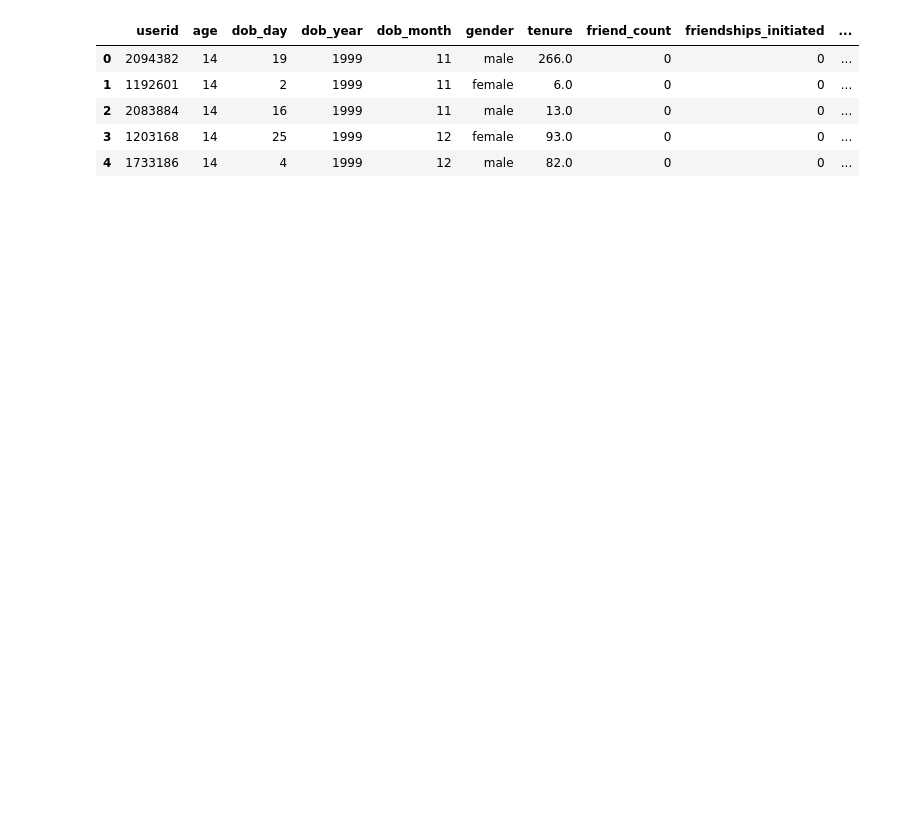
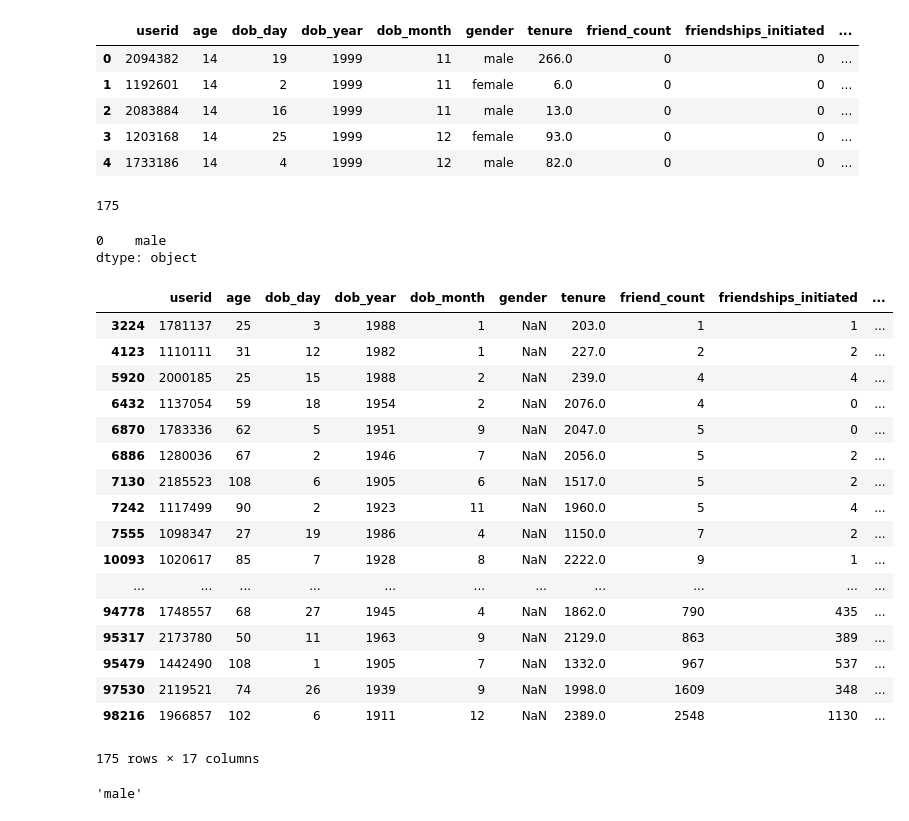
Before and after one commit to Shafin-Thiyam/Data_Science, a Jupyter notebook: 4_Facebook_data/FB_EDA.ipynb, the cells around one changed output. Cells and saved outputs as stored; diff of their text form; code cells hidden in the pictures; blank space fills up the shorter version.

```diff
--- a/4_Facebook_data/FB_EDA.ipynb
+++ b/4_Facebook_data/FB_EDA.ipynb
@@ -23,3 +24,7 @@ FB_data.head()
 | 2 | 2083884 | 14 | 16 | 1999 | 11 | male | 13.0 | 0 | 0 | ... |
 | 3 | 1203168 | 14 | 25 | 1999 | 12 | female | 93.0 | 0 | 0 | ... |
 | 4 | 1733186 | 14 | 4 | 1999 | 12 | male | 82.0 | 0 | 0 | ... |
+# %%
+FB_data['TLR']=FB_data.likes_received+FB_data.mobile_likes_received+FB_data.www_likes_received
+# %%
+FB_data['TLS']=FB_data.likes+FB_data.mobile_likes+FB_data.www_likes
@@ -58,3 +75,37 @@ csv_table.head()
 # %%
 report = pp.ProfileReport(FB_data)
 report.to_file("FB_Stats.html")
+# %%
+FB_data['gender'].isnull().sum()
+# %% [output]
+175
+# %%
+FB_data.gender.mode()
+# %% [output]
+0    male
+dtype: object
+# %%
+FB_data[FB_data.gender.isnull()]
+# %% [output]
+|  | userid | age | dob_day | dob_year | dob_month | gender | tenure | friend_count | friendships_initiated | ... |
+| 3224 | 1781137 | 25 | 3 | 1988 | 1 | NaN | 203.0 | 1 | 1 | ... |
+| 4123 | 1110111 | 31 | 12 | 1982 | 1 | NaN | 227.0 | 2 | 2 | ... |
+| 5920 | 2000185 | 25 | 15 | 1988 | 2 | NaN | 239.0 | 4 | 4 | ... |
+| 6432 | 1137054 | 59 | 18 | 1954 | 2 | NaN | 2076.0 | 4 | 0 | ... |
+| 6870 | 1783336 | 62 | 5 | 1951 | 9 | NaN | 2047.0 | 5 | 0 | ... |
+| 6886 | 1280036 | 67 | 2 | 1946 | 7 | NaN | 2056.0 | 5 | 2 | ... |
+| 7130 | 2185523 | 108 | 6 | 1905 | 6 | NaN | 1517.0 | 5 | 2 | ... |
+| 7242 | 1117499 | 90 | 2 | 1923 | 11 | NaN | 1960.0 | 5 | 4 | ... |
+| 7555 | 1098347 | 27 | 19 | 1986 | 4 | NaN | 1150.0 | 7 | 2 | ... |
+| 10093 | 1020617 | 85 | 7 | 1928 | 8 | NaN | 2222.0 | 9 | 1 | ... |
+| ... | ... | ... | ... | ... | ... | ... | ... | ... | ... | ... |
+| 94778 | 1748557 | 68 | 27 | 1945 | 4 | NaN | 1862.0 | 790 | 435 | ... |
+| 95317 | 2173780 | 50 | 11 | 1963 | 9 | NaN | 2129.0 | 863 | 389 | ... |
+| 95479 | 1442490 | 108 | 1 | 1905 | 7 | NaN | 1332.0 | 967 | 537 | ... |
+| 97530 | 2119521 | 74 | 26 | 1939 | 9 | NaN | 1998.0 | 1609 | 348 | ... |
+| 98216 | 1966857 | 102 | 6 | 1911 | 12 | NaN | 2389.0 | 2548 | 1130 | ... |
+175 rows × 17 columns
+# %%
+FB_data.gender.mode()[0]
+# %% [output]
+'male'
```
Also changed, not shown: parts of 11 cells of this notebook, 2 other files.
